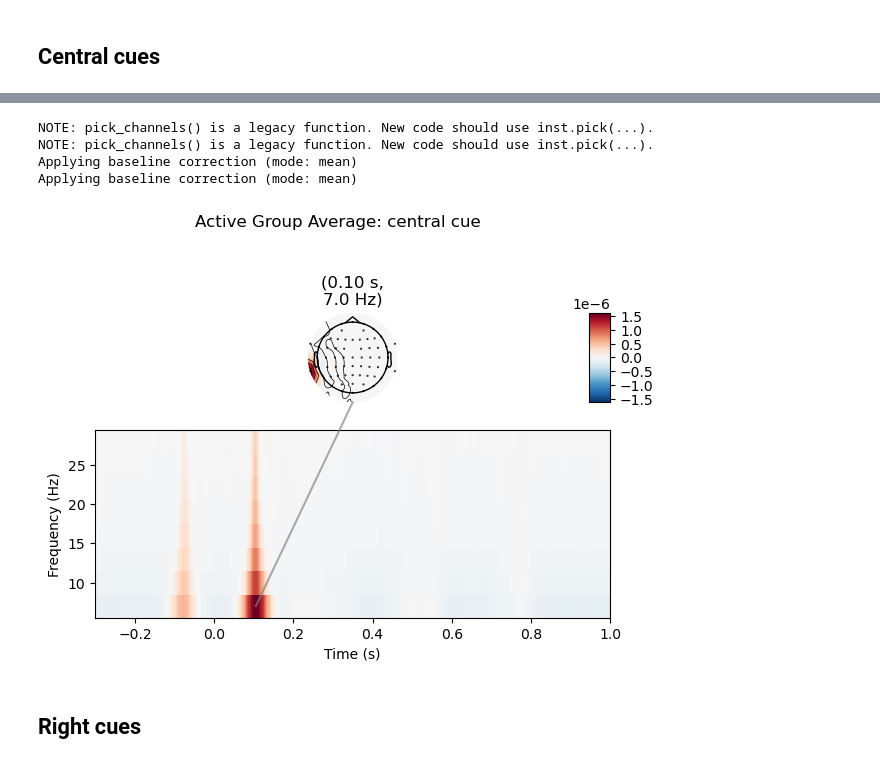
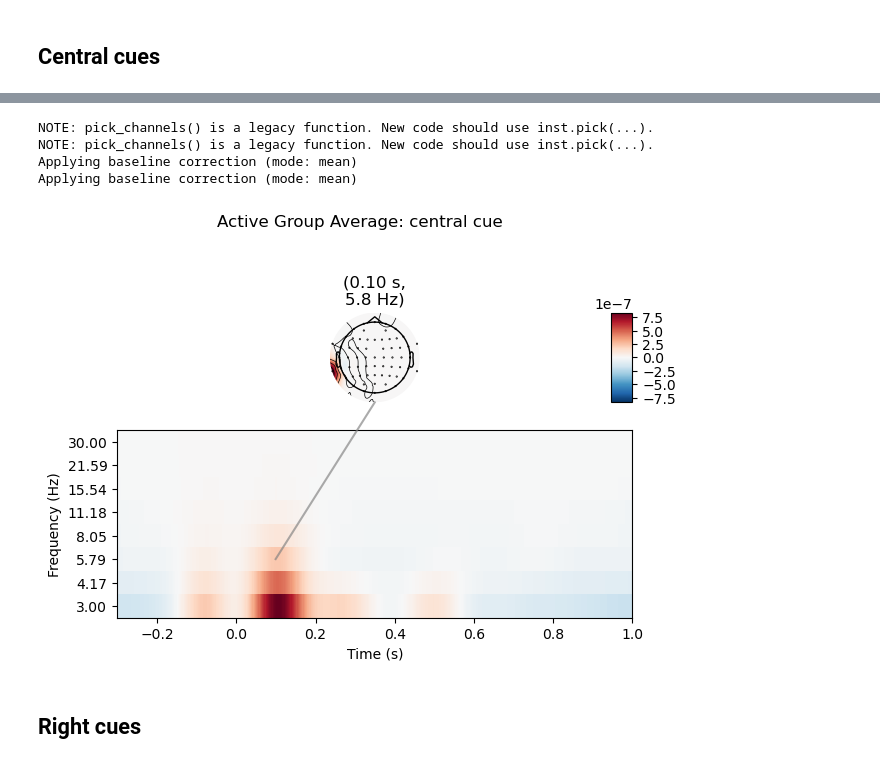
Before and after one commit to locua/time-frequency-analysis, a Jupyter notebook: tf.ipynb, the cells around one changed output, grey strips where cells are left out. Saved outputs shown, nothing was run; the diff lists cells and outputs as text; code cells hidden in the pictures.

Commit message:
epoching threshold improves plots

```diff
--- a/tf.ipynb
+++ b/tf.ipynb
@@ -26,7 +26,7 @@ sham_ids = df[df.condition=='sham group'].participant_number.to_list()
 # active_ids, sham_ids
 # %%
 # Get list of filenames for each group:
-cleaned_dir = './cleaned'
+cleaned_dir = './ica_notebooks/cleaned'
 
 active_eeg_files = []
 sham_eeg_files = []
@@ -129,7 +129,7 @@ def process_group(file_names, focal_event):
                             detrend=1,
                             tmin=-.3,
                             tmax=1,
-                            baseline=(None, 0),
+                            baseline=(-0.3, -0.1),
                             preload=True,
                             # picks=picks,
                             event_repeated='drop')
@@ -222,14 +222,14 @@ Reading 0 ... 678635  =      0.000 ...   678.635 secs...
 # %%
 # Plot the result
-average_power_active.plot_joint(baseline=(None,0), mode='mean', title='Active Group Average: central cue');
+average_power_active.plot_joint(baseline=(-0.3,-.01), mode='mean', title='Active Group Average: central cue', timefreqs=[(0.1, 6)]);
 # Show
 plt.show()
 # %% [output]
 NOTE: pick_channels() is a legacy function. New code should use inst.pick(...).
 NOTE: pick_channels() is a legacy function. New code should use inst.pick(...).
 Applying baseline correction (mode: mean)
 Applying baseline correction (mode: mean)
-[figure, old version]
+[figure, new version]
 # %% [markdown]
 ## Right cues
 # %%
```
Also changed, not shown: parts of 8 cells of this notebook.
